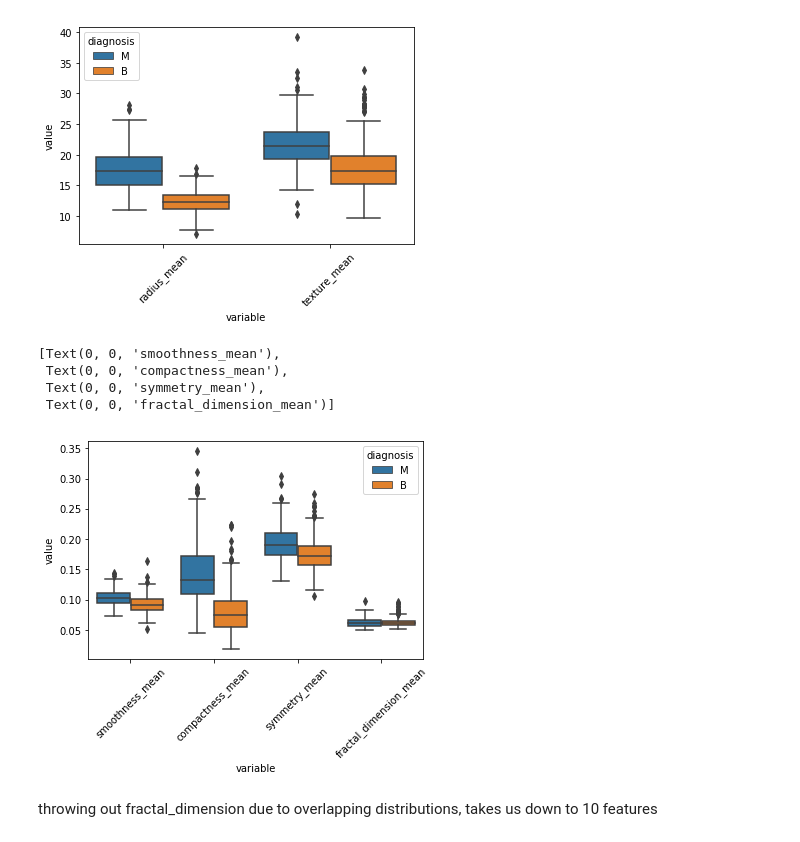
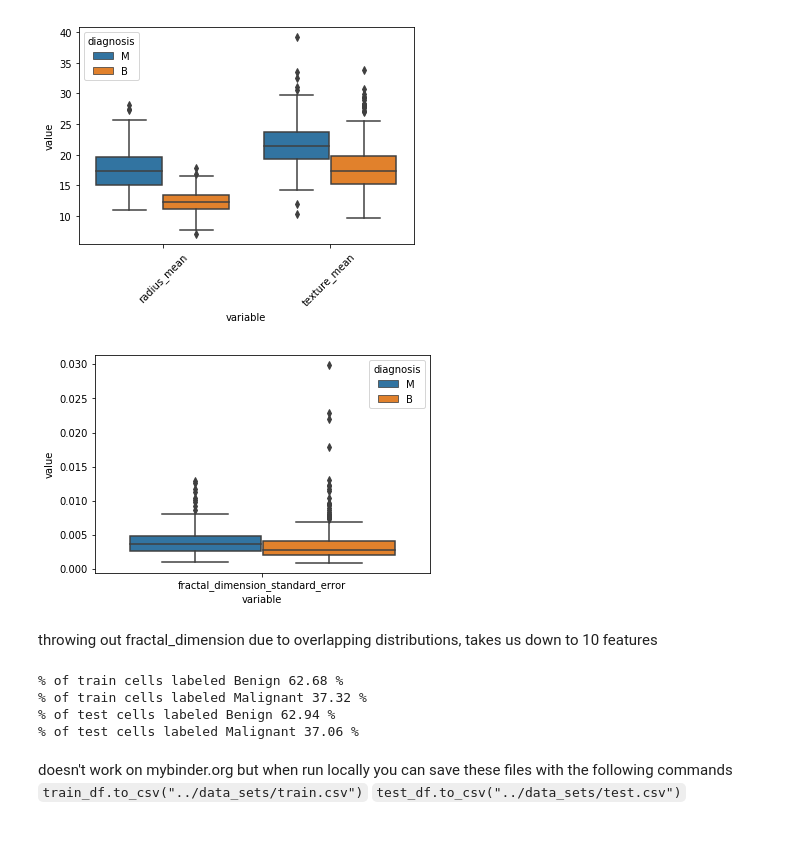
Before and after one commit to lisafeets/machine-learning-workshop, a Jupyter notebook: lab_3_exploring_breast_cancer_data_ver7.ipynb, the cells around one changed output. Cells and saved outputs as stored; diff of their text form; code cells hidden in the pictures.

Commit message:
more lab 3 and add data

```diff
--- a/lab_3_exploring_breast_cancer_data_ver5.ipynb
+++ b/lab_3_exploring_breast_cancer_data_ver7.ipynb
@@ -166,22 +140,14 @@ g.set_xticklabels(g.get_xticklabels(), rotation=45)
 # %%
 # reshape data from wide to long to in order to visualize select variables side by side
 select_cols = [
-    'smoothness_mean',
-    'compactness_mean',
-    'symmetry_mean',
-    'fractal_dimension_mean'
+    'fractal_dimension_standard_error',
 ]
 
 melted = pd.melt(data, id_vars=['id', 'diagnosis'], value_vars=select_cols)
 
 g =sns.boxplot(x="variable", y="value", hue="diagnosis", data=melted)
-g.set_xticklabels(g.get_xticklabels(), rotation=45)
 # %% [output]
-[Text(0, 0, 'smoothness_mean'),
- Text(0, 0, 'compactness_mean'),
- Text(0, 0, 'symmetry_mean'),
- Text(0, 0, 'fractal_dimension_mean')]
-[figure, old version]
+[figure, new version]
 # %% [markdown]
 throwing out fractal_dimension due to overlapping distributions, takes us down to 10 features
 # %%
@@ -211,0 +178,18 @@ train_df, test_df = train_test_split(final_df, test_size=0.25, random_state=42,
+# %%
+# count number of obvs in each class
+train_benign, train_malignant = train_df['diagnosis'].value_counts()
+test_benign, test_malignant = test_df['diagnosis'].value_counts()
+
+print('% of train cells labeled Benign', round(train_benign / len(train_df) * 100, 2), '%')
+print('% of train cells labeled Malignant', round(train_malignant / len(train_df) * 100, 2), '%')
+print('% of test cells labeled Benign', round(test_benign / len(test_df) * 100, 2), '%')
+print('% of test cells labeled Malignant', round(test_malignant / len(test_df) * 100, 2), '%')
+# %% [output]
+% of train cells labeled Benign 62.68 %
+% of train cells labeled Malignant 37.32 %
+% of test cells labeled Benign 62.94 %
+% of test cells labeled Malignant 37.06 %
+# %% [markdown]
+doesn't work on mybinder.org but when run locally you can save these files with the following commands
+`train_df.to_csv("../data_sets/train.csv")`
+`test_df.to_csv("../data_sets/test.csv")`
```
Also changed, not shown: parts of 5 cells of this notebook, 3 other files.
